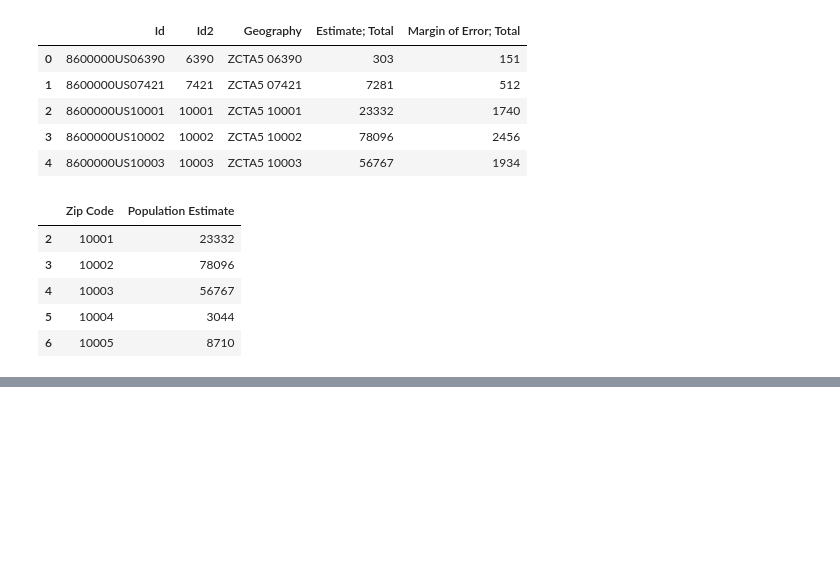
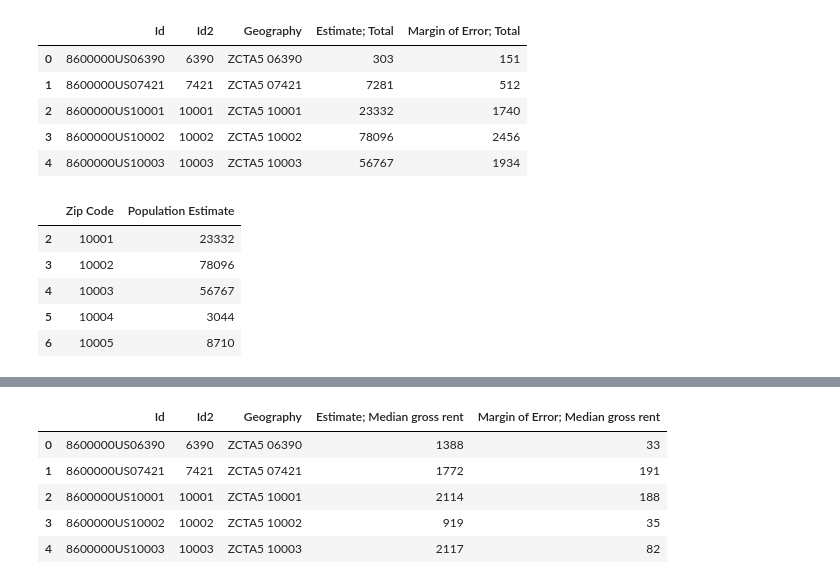
Before and after one commit to kahartman2/Project_NYC_311, a Jupyter notebook: DataFrame Merges.ipynb, the cells around one changed output, grey strips where cells are left out. Saved outputs shown, nothing was run; the diff lists cells and outputs as text; code cells hidden in the pictures; blank space fills up the shorter version.

```diff
--- a/DataFrame Merges.ipynb
+++ b/DataFrame Merges.ipynb
@@ -40,0 +69,9 @@ pop_df.head()
+# %%
+rent_df.head()
+# %% [output]
+|  | Id | Id2 | Geography | Estimate; Median gross rent | Margin of Error; Median gross rent |
+| 0 | 8600000US06390 | 6390 | ZCTA5 06390 | 1388 | 33 |
+| 1 | 8600000US07421 | 7421 | ZCTA5 07421 | 1772 | 191 |
+| 2 | 8600000US10001 | 10001 | ZCTA5 10001 | 2114 | 188 |
+| 3 | 8600000US10002 | 10002 | ZCTA5 10002 | 919 | 35 |
+| 4 | 8600000US10003 | 10003 | ZCTA5 10003 | 2117 | 82 |
```
Also changed, not shown: parts of 7 cells of this notebook, 1 other file.
